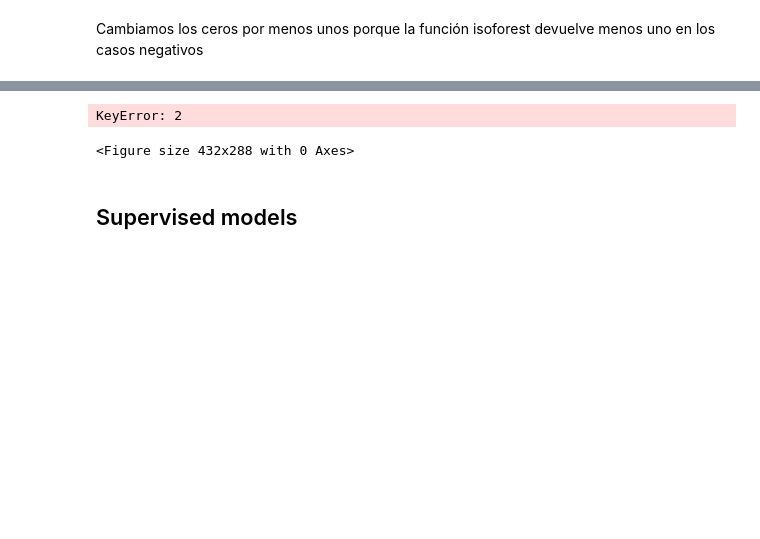
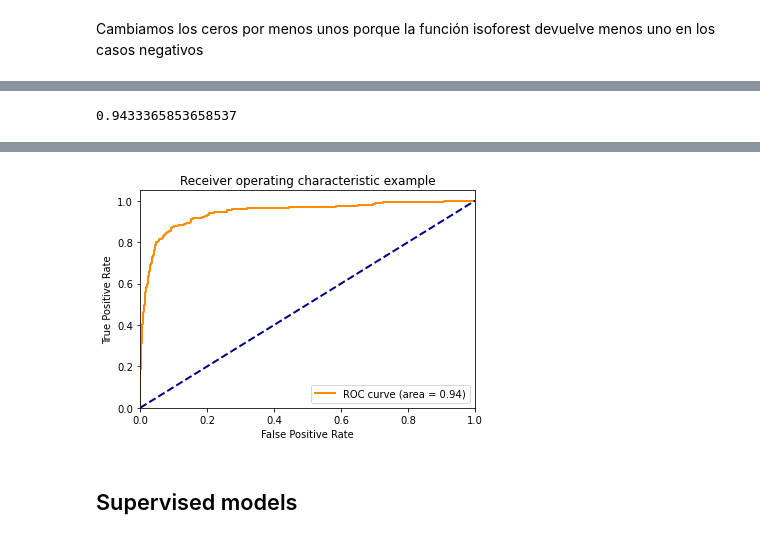
Before and after one commit to cyeboles/practica-random-forest, a Jupyter notebook: practica/fraudDetection_student.ipynb, the cells around one changed output, grey strips where cells are left out. Drawn from its saved outputs; the diff is of its cells as text; code cells hidden in the pictures; blank space fills up the shorter version.

```diff
--- a/practica/fraudDetection_student.ipynb
+++ b/practica/fraudDetection_student.ipynb
@@ -251,3 +260,8 @@ roc_auc_score(new_ytest,positives)
+# %%
+y_pred_pclp = (-1)*isoforest.decision_function(Xtest)
+roc_auc_score(ytest,y_pred_pclp)
+# %% [output]
+0.9433365853658537
 # %% [markdown]
 <table>
  <tr><td width="80"><img src="img/question.png" style="width:auto;height:auto"></td><td style="text-align:left">
@@ -266,21 +271,28 @@ roc_aucz = auc(ytest,y_score)
 # %%
-####### INSERT YOUR CODE HERE
+from sklearn.metrics import roc_curve, auc
+# Compute ROC curve and ROC area for each class
+fpr = []
+tpr = []
+roc_auc = []
 
-plt.figure()
+fpr, tpr, threshold = roc_curve(ytest, y_pred_pclp,pos_label=1)
+roc_auc = auc(fpr, tpr)
+
+
+
 lw = 2
-plt.plot(zz, roc_aucz, color='darkorange',
-         lw=lw, label='ROC curve (area = %0.2f)' % roc_auc[2])
+plt.plot(fpr, tpr, color='darkorange',
+         lw=lw, label='ROC curve (area = %0.2f)' % roc_auc)
 plt.plot([0, 1], [0, 1], color='navy', lw=lw, linestyle='--')
 plt.xlim([0.0, 1.0])
 plt.ylim([0.0, 1.05])
 plt.xlabel('False Positive Rate')
 plt.ylabel('True Positive Rate')
 plt.title('Receiver operating characteristic example')
 plt.legend(loc="lower right")
 plt.show()
 # %% [output]
-KeyError: 2
-<Figure size 432x288 with 0 Axes>
+[figure, added]
 # %% [markdown]
 ## Supervised models
 # %% [markdown]
```
Also changed, not shown: parts of 19 cells of this notebook.
